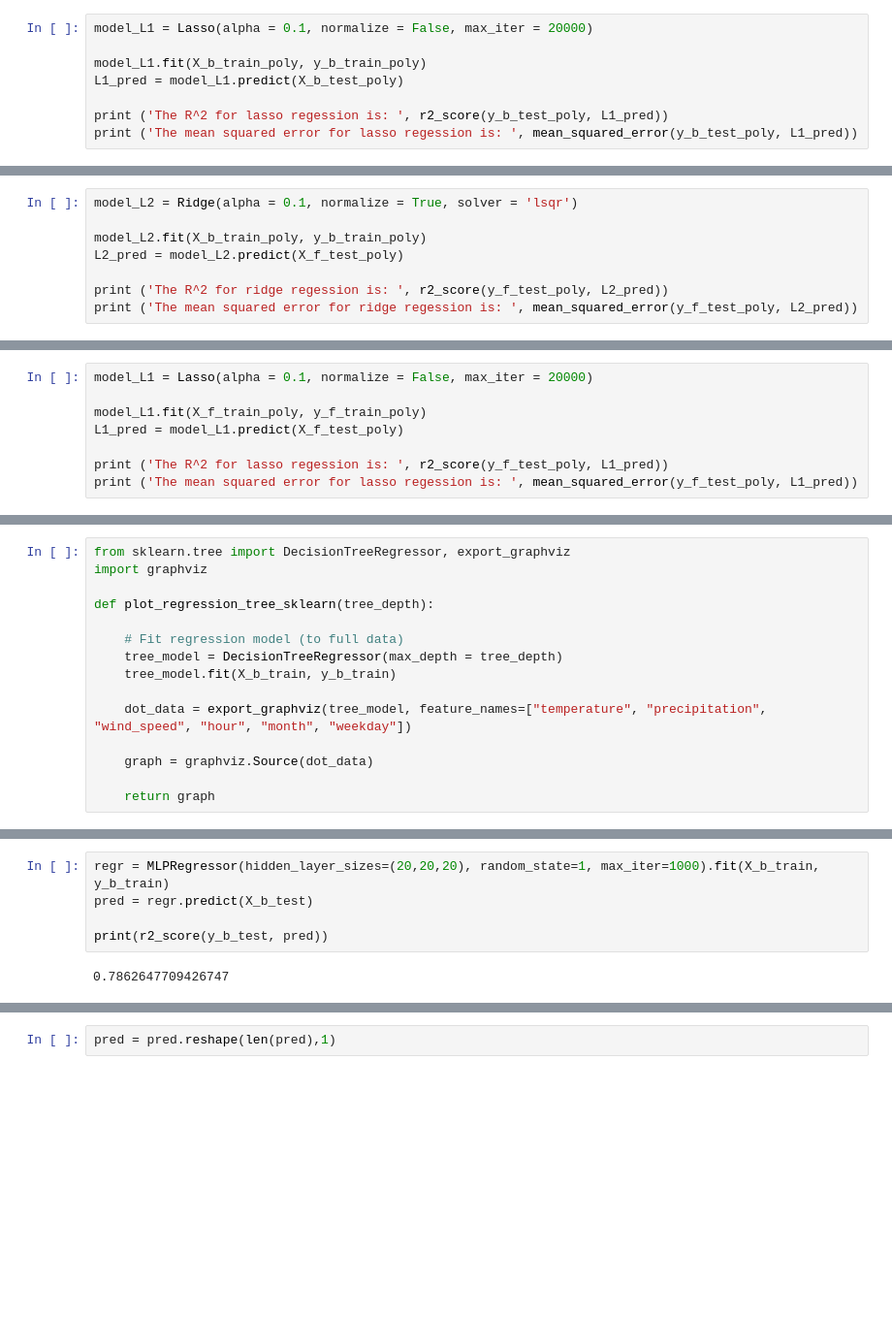
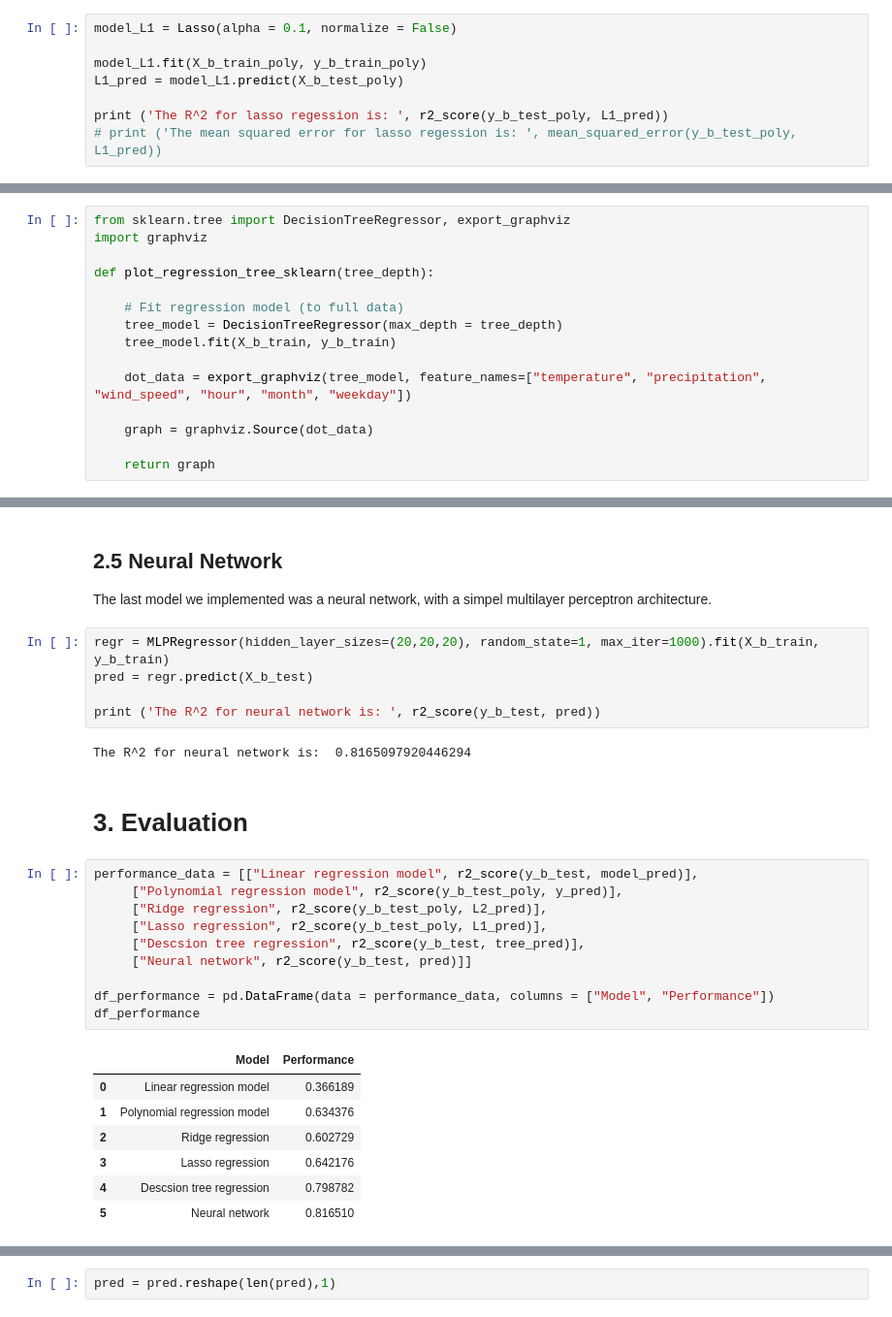
Before and after one commit to lesar64/aa_project, a Jupyter notebook: Abgabe/part_4_predictive_analysis.ipynb, the cells around one changed output, grey strips where cells are left out. Shown at 97% size. Drawn from its saved outputs; the diff is of its cells as text; blank space fills up the shorter version.

```diff
--- a/Abgabe/part_4_predictive_analysis.ipynb
+++ b/Abgabe/part_4_predictive_analysis.ipynb
@@ -212,9 +209,9 @@ The mean squared error for ridge regession is:  1110.1208470768154
 # %%
-model_L1 = Lasso(alpha = 0.1, normalize = False, max_iter = 20000)
+model_L1 = Lasso(alpha = 0.1, normalize = False)
 
 model_L1.fit(X_b_train_poly, y_b_train_poly)
 L1_pred = model_L1.predict(X_b_test_poly)
 
 print ('The R^2 for lasso regession is: ', r2_score(y_b_test_poly, L1_pred))
-print ('The mean squared error for lasso regession is: ', mean_squared_error(y_b_test_poly, L1_pred))
+# print ('The mean squared error for lasso regession is: ', mean_squared_error(y_b_test_poly, L1_pred))
 # %% [output]
@@ -239,8 +218,0 @@ X_f_train_poly, X_f_test_poly, y_f_train_poly, y_f_test_poly = train_test_split(
-# %%
-model_L2 = Ridge(alpha = 0.1, normalize = True, solver = 'lsqr')
-
-model_L2.fit(X_b_train_poly, y_b_train_poly)
-L2_pred = model_L2.predict(X_f_test_poly)
-
-print ('The R^2 for ridge regession is: ', r2_score(y_f_test_poly, L2_pred))
-print ('The mean squared error for ridge regession is: ', mean_squared_error(y_f_test_poly, L2_pred))
@@ -250,8 +218,0 @@ The mean squared error for ridge regession is:  4550.805185988259
-# %%
-model_L1 = Lasso(alpha = 0.1, normalize = False, max_iter = 20000)
-
-model_L1.fit(X_f_train_poly, y_f_train_poly)
-L1_pred = model_L1.predict(X_f_test_poly)
-
-print ('The R^2 for lasso regession is: ', r2_score(y_f_test_poly, L1_pred))
-print ('The mean squared error for lasso regession is: ', mean_squared_error(y_f_test_poly, L1_pred))
@@ -295,7 +252,30 @@ def plot_regression_tree_sklearn(tree_depth):
+# %% [markdown]
+## 2.5 Neural Network
+The last model we implemented was a neural network, with a simpel multilayer perceptron architecture.
 # %%
 regr = MLPRegressor(hidden_layer_sizes=(20,20,20), random_state=1, max_iter=1000).fit(X_b_train, y_b_train)
 pred = regr.predict(X_b_test)
 
-print(r2_score(y_b_test, pred))
+print ('The R^2 for neural network is: ', r2_score(y_b_test, pred))
 # %% [output]
-0.7862647709426747
+The R^2 for neural network is:  0.8165097920446294
+# %% [markdown]
+# 3. Evaluation
+# %%
+performance_data = [["Linear regression model", r2_score(y_b_test, model_pred)],
+     ["Polynomial regression model", r2_score(y_b_test_poly, y_pred)],
+     ["Ridge regression", r2_score(y_b_test_poly, L2_pred)],
+     ["Lasso regression", r2_score(y_b_test_poly, L1_pred)],
+     ["Descsion tree regression", r2_score(y_b_test, tree_pred)],
+     ["Neural network", r2_score(y_b_test, pred)]]
+
+df_performance = pd.DataFrame(data = performance_data, columns = ["Model", "Performance"])
+df_performance
+# %% [output]
+|  | Model | Performance |
+| 0 | Linear regression model | 0.366189 |
+| 1 | Polynomial regression model | 0.634376 |
+| 2 | Ridge regression | 0.602729 |
+| 3 | Lasso regression | 0.642176 |
+| 4 | Descsion tree regression | 0.798782 |
+| 5 | Neural network | 0.816510 |
```
Also changed, not shown: parts of 37 cells of this notebook, 4 other files.
